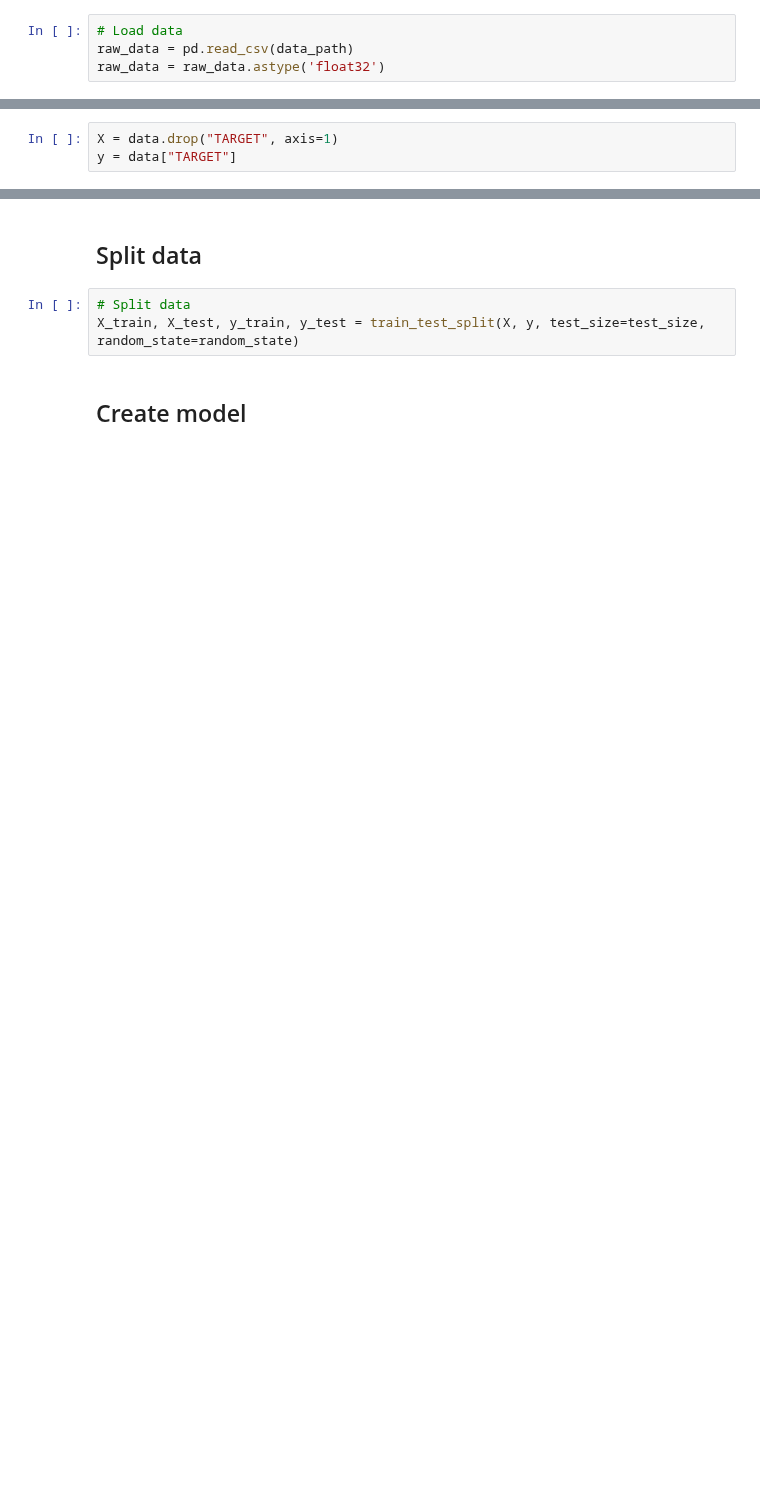
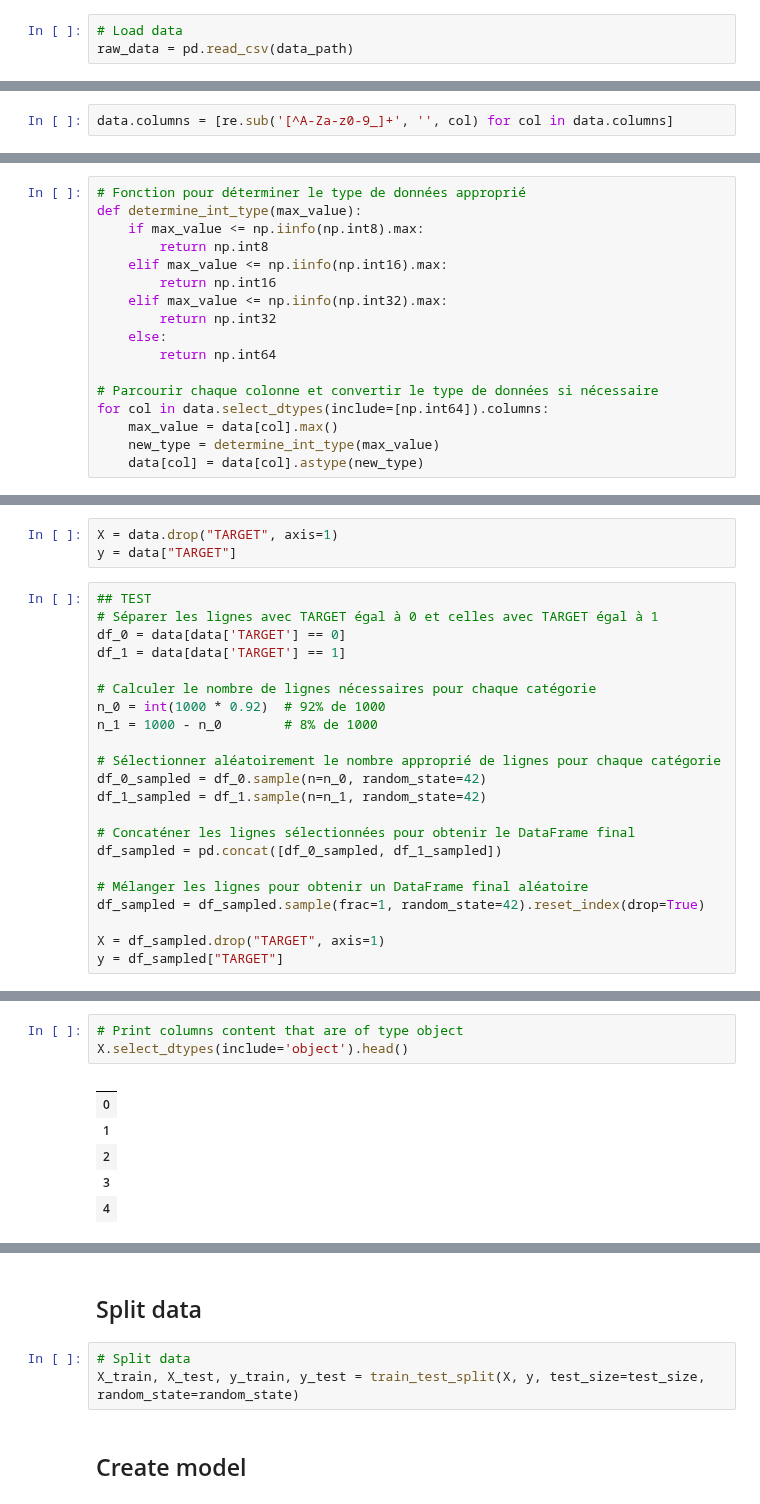
Before and after one commit to felix1801/OpenClassrooms-Projet-7-Modeling, a Jupyter notebook: notebooks/2-model_selection.ipynb, the cells around one changed output, grey strips where cells are left out. Saved outputs shown, nothing was run; the diff lists cells and outputs as text; blank space fills up the shorter version.

Commit message:
Ajust model selection to new feature ing

```diff
--- a/notebooks/2-model_selection.ipynb
+++ b/notebooks/2-model_selection.ipynb
@@ -37,4 +36,3 @@ cost_fp = 1
 # %%
 # Load data
 raw_data = pd.read_csv(data_path)
-raw_data = raw_data.astype('float32')
@@ -42,0 +41,2 @@ data = raw_data[['SK_ID_CURR', 'PAYMENT_RATE', 'EXT_SOURCE_3', 'EXT_SOURCE_2', '
+# %%
+data.columns = [re.sub('[^A-Za-z0-9_]+', '', col) for col in data.columns]
@@ -42,0 +79,17 @@ data = raw_data[['SK_ID_CURR', 'PAYMENT_RATE', 'EXT_SOURCE_3', 'EXT_SOURCE_2', '
+# %%
+# Fonction pour déterminer le type de données approprié
+def determine_int_type(max_value):
+    if max_value <= np.iinfo(np.int8).max:
+        return np.int8
+    elif max_value <= np.iinfo(np.int16).max:
+        return np.int16
+    elif max_value <= np.iinfo(np.int32).max:
+        return np.int32
+    else:
+        return np.int64
+
+# Parcourir chaque colonne et convertir le type de données si nécessaire
+for col in data.select_dtypes(include=[np.int64]).columns:
+    max_value = data[col].max()
+    new_type = determine_int_type(max_value)
+    data[col] = data[col].astype(new_type)
@@ -47,3 +107,25 @@ data = data.dropna(subset=["TARGET"])
 # %%
 X = data.drop("TARGET", axis=1)
 y = data["TARGET"]
+# %%
+## TEST
+# Séparer les lignes avec TARGET égal à 0 et celles avec TARGET égal à 1
+df_0 = data[data['TARGET'] == 0]
+df_1 = data[data['TARGET'] == 1]
+
+# Calculer le nombre de lignes nécessaires pour chaque catégorie
+n_0 = int(1000 * 0.92)  # 92% de 1000
+n_1 = 1000 - n_0        # 8% de 1000
+
+# Sélectionner aléatoirement le nombre approprié de lignes pour chaque catégorie
+df_0_sampled = df_0.sample(n=n_0, random_state=42)
+df_1_sampled = df_1.sample(n=n_1, random_state=42)
+
+# Concaténer les lignes sélectionnées pour obtenir le DataFrame final
+df_sampled = pd.concat([df_0_sampled, df_1_sampled])
+
+# Mélanger les lignes pour obtenir un DataFrame final aléatoire
+df_sampled = df_sampled.sample(frac=1, random_state=42).reset_index(drop=True)
+
+X = df_sampled.drop("TARGET", axis=1)
+y = df_sampled["TARGET"]
@@ -49,0 +148,10 @@ y = data["TARGET"]
+# %%
+# Print columns content that are of type object
+X.select_dtypes(include='object').head()
+# %% [output]
+|  |
+| 0 |
+| 1 |
+| 2 |
+| 3 |
+| 4 |
```
Also changed, not shown: parts of 48 cells of this notebook, 1 other file.
